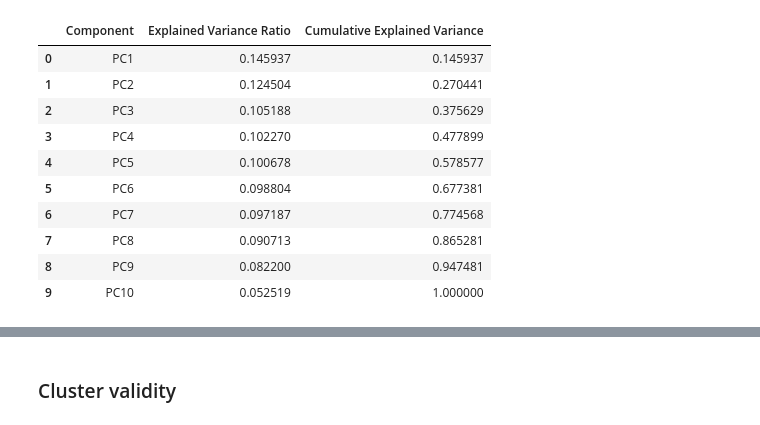
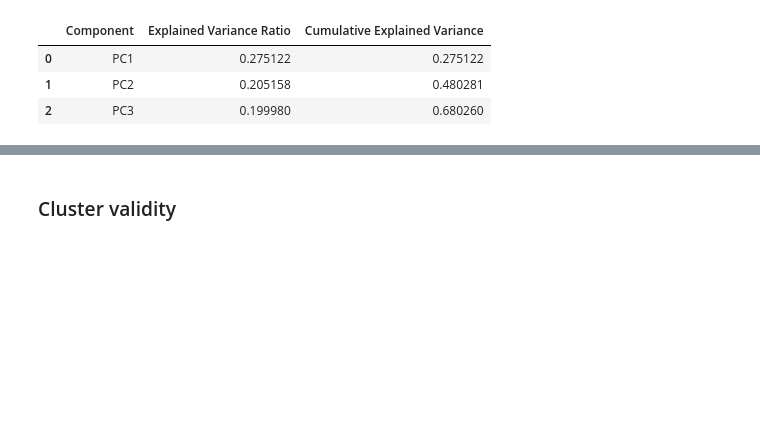
Before and after one commit to Dylan-Nico/Data-Mining-Cyclist-data, a Jupyter notebook: task_3_clustering/k_means.ipynb, the cells around one changed output, grey strips where cells are left out. Drawn from its saved outputs; the diff is of its cells as text; code cells hidden in the pictures; blank space fills up the shorter version.

```diff
--- a/task_3_clustering/k_means.ipynb
+++ b/task_3_clustering/k_means.ipynb
@@ -375,0 +12,6 @@ dtype: float64
+# %%
+dataset = load_dataset('csv', data_files='../dataset/Cyclists_FE_Aggregated.csv')
+
+df = dataset['train'].to_pandas()
+
+df.head()
@@ -404 +62,4 @@ df_reduced = df[columns]
+# %%
+columns = ['height', 'weight', 'avg_prestige_weighted_delta']
+df_reduced = df.drop(columns=columns)
 # %%
@@ -436,39 +90,24 @@ plt.show()
 # %%
-from sklearn.decomposition import PCA
-from sklearn.preprocessing import StandardScaler
-
-# Standardizzazione delle feature numeriche
 scaler = StandardScaler()
 numerical_features_scaled = scaler.fit_transform(df_reduced.select_dtypes(include=['float64', 'int64']))
 
-# Applicazione della PCA
-pca = PCA()
+pca = PCA(n_components=3)
 pca_result = pca.fit_transform(numerical_features_scaled)
 
-# Calcoliamo la varianza spiegata per ciascuna componente principale
 explained_variance_ratio = pca.explained_variance_ratio_
 
-# Mostriamo la varianza spiegata cumulativa
 explained_variance_cumulative = explained_variance_ratio.cumsum()
 
-# Creazione di un DataFrame per mostrare i risultati
 pca_summary = pd.DataFrame({
     'Component': [f'PC{i+1}' for i in range(len(explained_variance_ratio))],
     'Explained Variance Ratio': explained_variance_ratio,
     'Cumulative Explained Variance': explained_variance_cumulative
 })
 
 pca_summary
 # %% [output]
 |  | Component | Explained Variance Ratio | Cumulative Explained Variance |
-| 0 | PC1 | 0.145937 | 0.145937 |
-| 1 | PC2 | 0.124504 | 0.270441 |
-| 2 | PC3 | 0.105188 | 0.375629 |
-| 3 | PC4 | 0.102270 | 0.477899 |
-| 4 | PC5 | 0.100678 | 0.578577 |
-| 5 | PC6 | 0.098804 | 0.677381 |
-| 6 | PC7 | 0.097187 | 0.774568 |
-| 7 | PC8 | 0.090713 | 0.865281 |
-| 8 | PC9 | 0.082200 | 0.947481 |
-| 9 | PC10 | 0.052519 | 1.000000 |
+| 0 | PC1 | 0.275122 | 0.275122 |
+| 1 | PC2 | 0.205158 | 0.480281 |
+| 2 | PC3 | 0.199980 | 0.680260 |
 # %%
```
Also changed, not shown: parts of 27 cells of this notebook, 3 other files.
